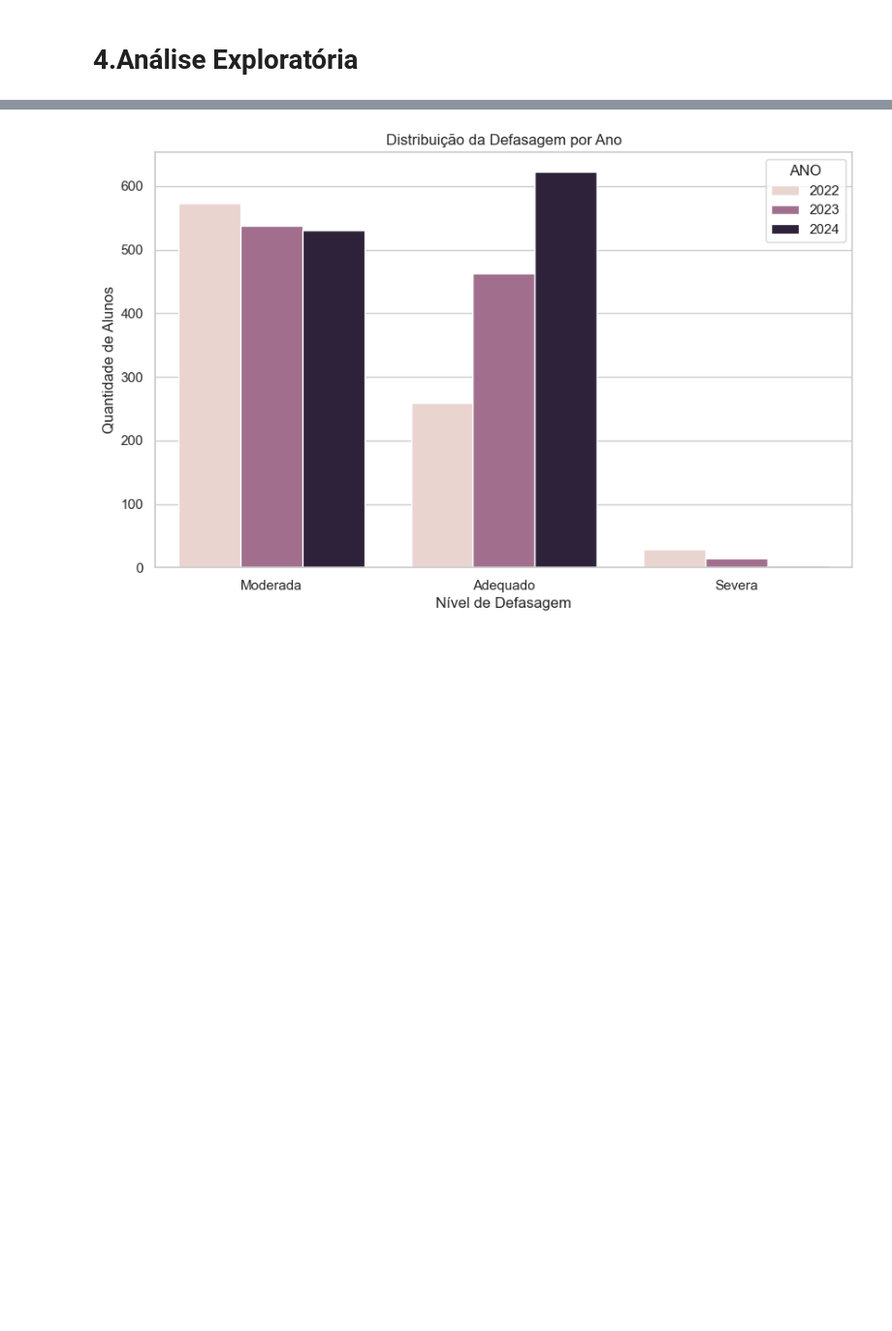
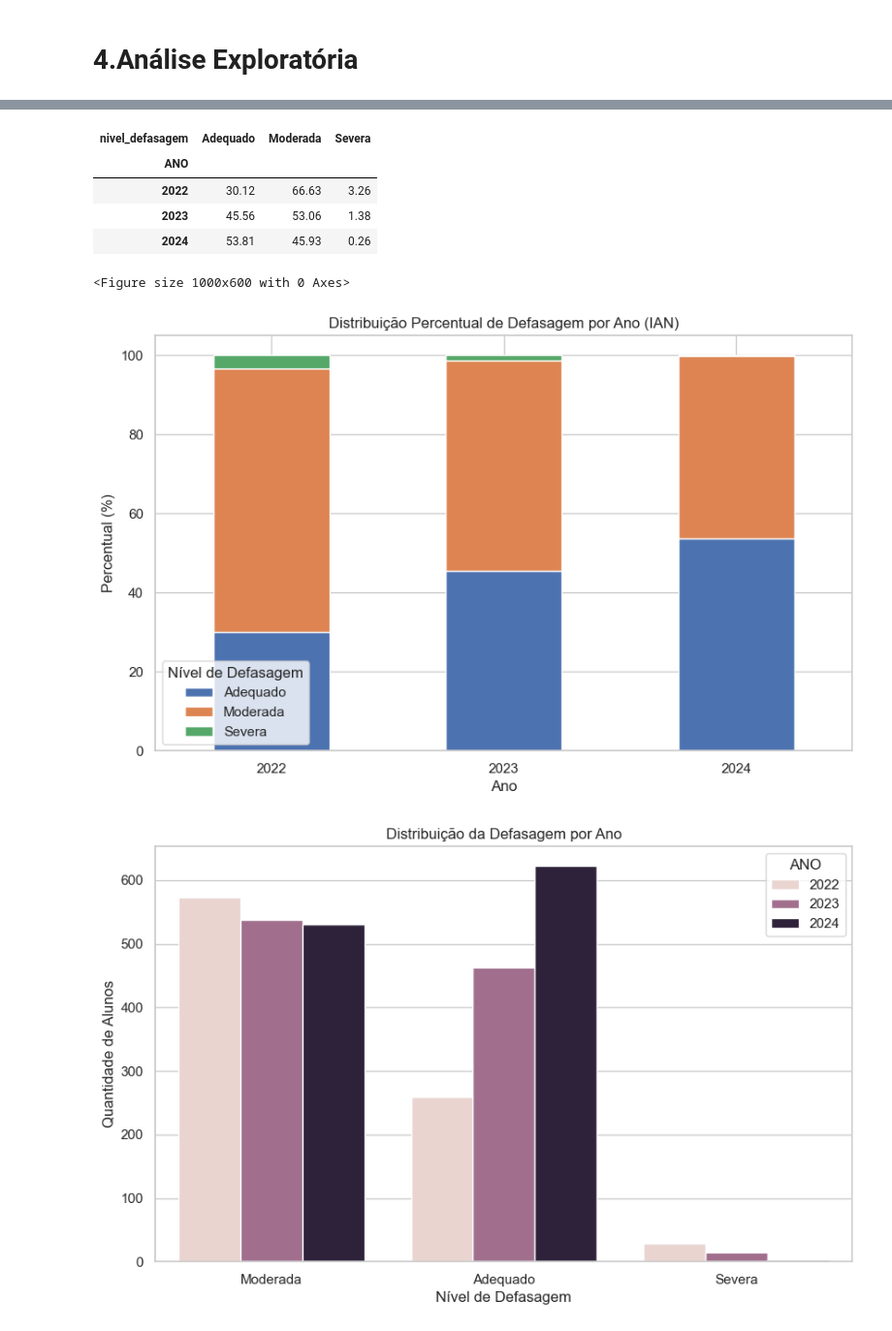
Before and after one commit to LaisStefanieDiasPereira/datathon_fase5, a Jupyter notebook: notebooks/Datathon_Fase5.ipynb, the cells around one changed output, grey strips where cells are left out. Shown at 97% size. Drawn from its saved outputs; the diff is of its cells as text; code cells hidden in the pictures; blank space fills up the shorter version.

```diff
--- a/notebooks/Datathon_Fase5.ipynb
+++ b/notebooks/Datathon_Fase5.ipynb
@@ -429,3 +442,37 @@ plt.show()
+# %%
+# Percentual por ano
+defasagem_pct = pd.crosstab(
+    df_total["ANO"],
+    df_total["nivel_defasagem"],
+    normalize="index"
+) * 100
+
+display(defasagem_pct.round(2))
+
+plt.figure()
+
+defasagem_pct.plot(
+    kind="bar",
+    stacked=True
+)
+
+plt.title("Distribuição Percentual de Defasagem por Ano (IAN)")
+plt.ylabel("Percentual (%)")
+plt.xlabel("Ano")
+
+plt.xticks(rotation=0)
+
+plt.legend(title="Nível de Defasagem")
+
+plt.show()
+# %% [output]
+| nivel_defasagem | Adequado | Moderada | Severa |
+| ANO |  |  |  |
+| 2022 | 30.12 | 66.63 | 3.26 |
+| 2023 | 45.56 | 53.06 | 1.38 |
+| 2024 | 53.81 | 45.93 | 0.26 |
+<Figure size 1000x600 with 0 Axes>
+[figure, added]
 # %%
 plt.figure()
 sns.countplot(data=df_total, x="nivel_defasagem", hue="ANO")
```
Also changed, not shown: parts of 58 cells of this notebook, 8 other files.
